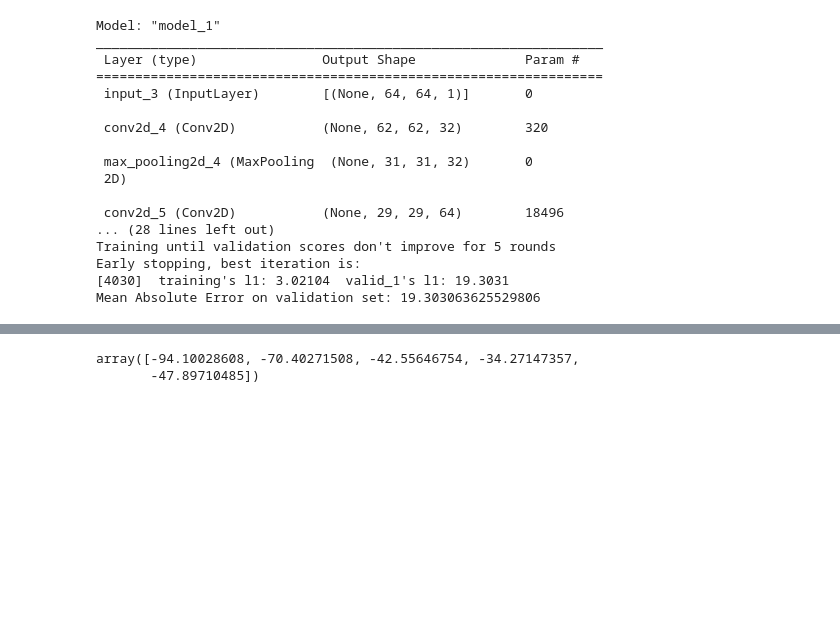
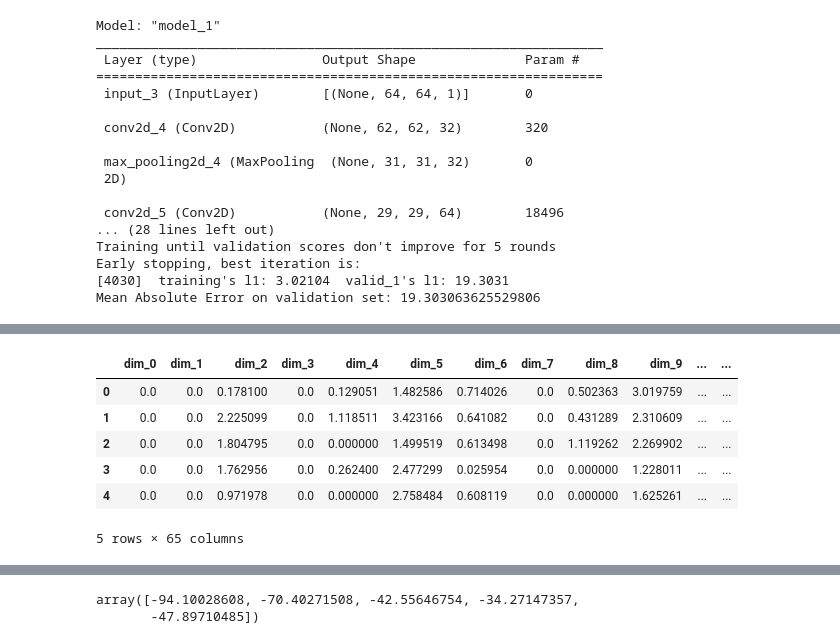
Before and after one commit to simsalabim20/Glacier_FinalProject, a Jupyter notebook: CNN_Classification.ipynb, the cells around one changed output, grey strips where cells are left out. Drawn from its saved outputs; the diff is of its cells as text; code cells hidden in the pictures; blank space fills up the shorter version.

```diff
--- a/CNN_Classification.ipynb
+++ b/CNN_Classification.ipynb
@@ -1215,0 +1323,7 @@ Mean Absolute Error on validation set: 19.303063625529806
+# %%
+
+# Uddrag latent space
+with tf.device('/CPU:0'):
+    encoder = Model(input_img, latent)
+    X_train_encoded = encoder.predict(X_train)
+    X_val_encoded = encoder.predict(X_val)
@@ -1215,0 +1333,20 @@ Mean Absolute Error on validation set: 19.303063625529806
+# %%
+# Konverter til DataFrame (training problem)
+train_df = pd.DataFrame(X_train_encoded, columns=[f'dim_{i}' for i in range(latent_space_dim)])
+val_df = pd.DataFrame(X_val_encoded, columns=[f'dim_{i}' for i in range(latent_space_dim)])
+
+def extract_glacier_id(filenames):
+    return [os.path.splitext(filename)[0] for filename in filenames]
+
+train_df['glacier_id'] = extract_glacier_id(ids_train)
+val_df['glacier_id'] = extract_glacier_id(ids_val)
+# %%
+val_df.head()
+# %% [output]
+|  | dim_0 | dim_1 | dim_2 | dim_3 | dim_4 | dim_5 | dim_6 | dim_7 | dim_8 | dim_9 | ... | ... |
+| 0 | 0.0 | 0.0 | 0.178100 | 0.0 | 0.129051 | 1.482586 | 0.714026 | 0.0 | 0.502363 | 3.019759 | ... | ... |
+| 1 | 0.0 | 0.0 | 2.225099 | 0.0 | 1.118511 | 3.423166 | 0.641082 | 0.0 | 0.431289 | 2.310609 | ... | ... |
+| 2 | 0.0 | 0.0 | 1.804795 | 0.0 | 0.000000 | 1.499519 | 0.613498 | 0.0 | 1.119262 | 2.269902 | ... | ... |
+| 3 | 0.0 | 0.0 | 1.762956 | 0.0 | 0.262400 | 2.477299 | 0.025954 | 0.0 | 0.000000 | 1.228011 | ... | ... |
+| 4 | 0.0 | 0.0 | 0.971978 | 0.0 | 0.000000 | 2.758484 | 0.608119 | 0.0 | 0.000000 | 1.625261 | ... | ... |
+5 rows × 65 columns
```
Also changed, not shown: parts of 28 cells of this notebook.
